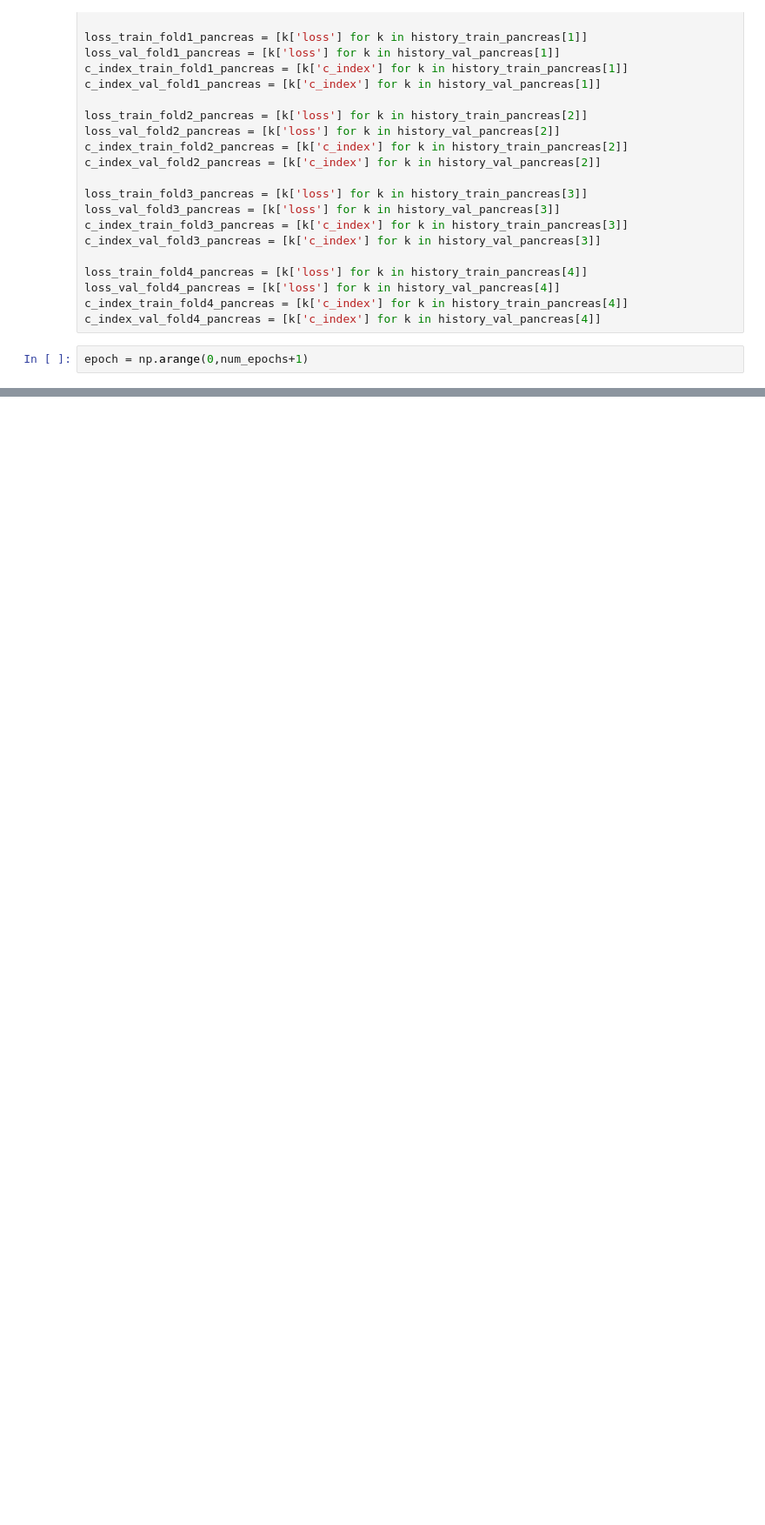
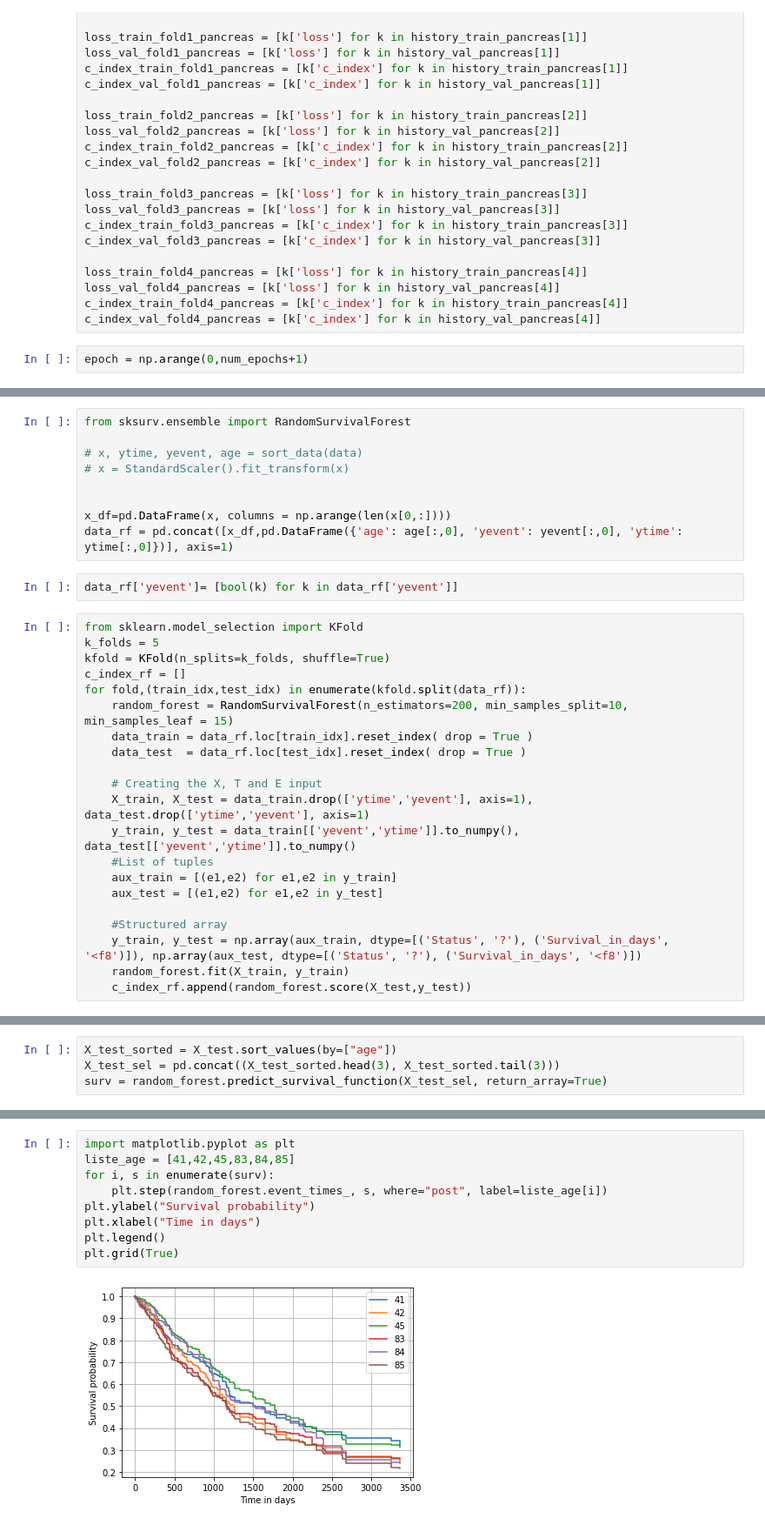
Before and after one commit to anaischossegros/research_project, a Jupyter notebook: src/Run.ipynb, the cells around one changed output, grey strips where cells are left out. Shown: that part at 87% size. Cells and saved outputs as stored; diff of their text form; blank space fills up the shorter version.

Commit message:
all the models

```diff
--- a/src/Run.ipynb
+++ b/src/Run.ipynb
@@ -658,0 +807,32 @@ print(np.mean([c_index_val_fold0_pancreas[1],c_index_val_fold1_pancreas[1],c_ind
+# %%
+from sksurv.ensemble import RandomSurvivalForest
+
+# x, ytime, yevent, age = sort_data(data)
+# x = StandardScaler().fit_transform(x)
+
+
+x_df=pd.DataFrame(x, columns = np.arange(len(x[0,:])))
+data_rf = pd.concat([x_df,pd.DataFrame({'age': age[:,0], 'yevent': yevent[:,0], 'ytime': ytime[:,0]})], axis=1)
+# %%
+data_rf['yevent']= [bool(k) for k in data_rf['yevent']]
+# %%
+from sklearn.model_selection import KFold
+k_folds = 5
+kfold = KFold(n_splits=k_folds, shuffle=True)
+c_index_rf = []
+for fold,(train_idx,test_idx) in enumerate(kfold.split(data_rf)):
+    random_forest = RandomSurvivalForest(n_estimators=200, min_samples_split=10, min_samples_leaf = 15)
+    data_train = data_rf.loc[train_idx].reset_index( drop = True )
+    data_test  = data_rf.loc[test_idx].reset_index( drop = True )
+
+    # Creating the X, T and E input
+    X_train, X_test = data_train.drop(['ytime','yevent'], axis=1), data_test.drop(['ytime','yevent'], axis=1)
+    y_train, y_test = data_train[['yevent','ytime']].to_numpy(), data_test[['yevent','ytime']].to_numpy()
+    #List of tuples
+    aux_train = [(e1,e2) for e1,e2 in y_train]
+    aux_test = [(e1,e2) for e1,e2 in y_test]
+
+    #Structured array
+    y_train, y_test = np.array(aux_train, dtype=[('Status', '?'), ('Survival_in_days', '<f8')]), np.array(aux_test, dtype=[('Status', '?'), ('Survival_in_days', '<f8')])
+    random_forest.fit(X_train, y_train)
+    c_index_rf.append(random_forest.score(X_test,y_test))
@@ -658,0 +847,4 @@ print(np.mean([c_index_val_fold0_pancreas[1],c_index_val_fold1_pancreas[1],c_ind
+# %%
+X_test_sorted = X_test.sort_values(by=["age"])
+X_test_sel = pd.concat((X_test_sorted.head(3), X_test_sorted.tail(3)))
+surv = random_forest.predict_survival_function(X_test_sel, return_array=True)
@@ -658,0 +861,11 @@ print(np.mean([c_index_val_fold0_pancreas[1],c_index_val_fold1_pancreas[1],c_ind
+# %%
+import matplotlib.pyplot as plt
+liste_age = [41,42,45,83,84,85]
+for i, s in enumerate(surv):
+    plt.step(random_forest.event_times_, s, where="post", label=liste_age[i])
+plt.ylabel("Survival probability")
+plt.xlabel("Time in days")
+plt.legend()
+plt.grid(True)
+# %% [output]
+[figure, added]
```
Also changed, not shown: parts of 39 cells of this notebook, 3 other files.
